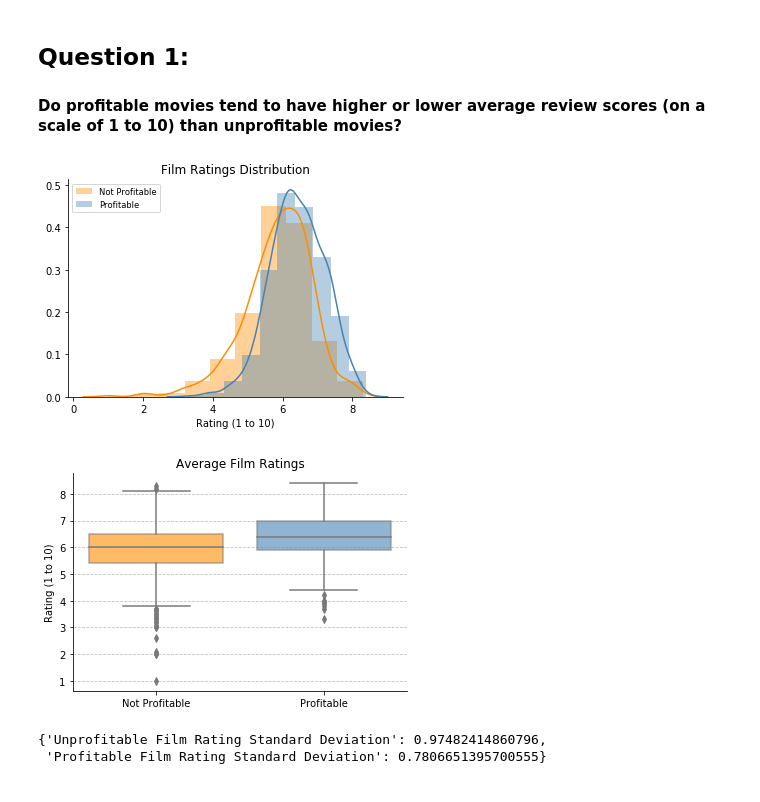
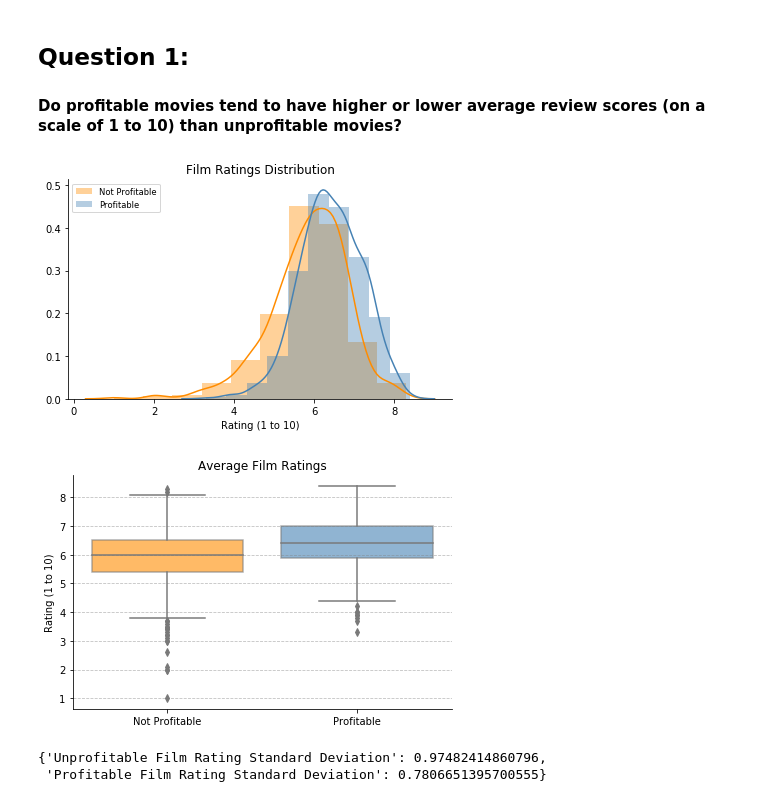
Before and after one commit to mileslucey/movies_success_analysis, a Jupyter notebook: analysis.ipynb, the cells around one changed output. Drawn from its saved outputs; the diff is of its cells as text; code cells hidden in the pictures.

```diff
--- a/analysis.ipynb
+++ b/analysis.ipynb
@@ -64,19 +65,20 @@ not_profitable_movies = new_movies_df[new_movies_df["Profitability"]=="Not Profi
 # %%
 # Create a distribution plot to check that profitable and unprofitable films have normally distributed average ratings
 sns.distplot(not_profitable_movies["Average Vote"], color = "darkorange", label = "Not Profitable", bins = 10)
 sns.distplot(profitable_movies["Average Vote"], color = "steelblue",label = "Profitable", bins = 10)
 
 # Formatting and labeling
 plt.title("Film Ratings Distribution")
 plt.xlabel("Rating (1 to 10)")
 plt.legend(fontsize="small", loc = "upper left")
 sns.despine()
+plt.tight_layout()
 
 # Show chart and save
 plt.savefig("Figures/film_ratings_distribution.png")
 plt.show()
 # %% [output]
-[figure, old version]
+[figure, new version]
 # %%
 # Create boxplot in Seaborn (change opacity in matplotlib)
 ratings_boxplot=sns.boxplot(x="Profitability",y="Average Vote",data=new_movies_df, palette="coolwarm", order=["Not Profitable","Profitable"], boxprops=dict(alpha=0.6))
@@ -91,12 +93,13 @@ sns.despine()
 plt.xlabel("")
 plt.ylabel("Rating (1 to 10)")
 plt.title("Average Film Ratings")
+plt.tight_layout()
 
 # Show chart and save
 plt.savefig("Figures/film_ratings_boxplot.png")
 plt.show()
 # %% [output]
-[figure, old version]
+[figure, new version]
 # %%
 # Check variances of average review scores of both profitable and unprofitable films
 {"Unprofitable Film Rating Standard Deviation":(np.std(not_profitable_movies["Average Vote"])),"Profitable Film Rating Standard Deviation":(np.std(profitable_movies["Average Vote"]))}
```
Also changed, not shown: parts of 10 cells of this notebook, 8 other files.
